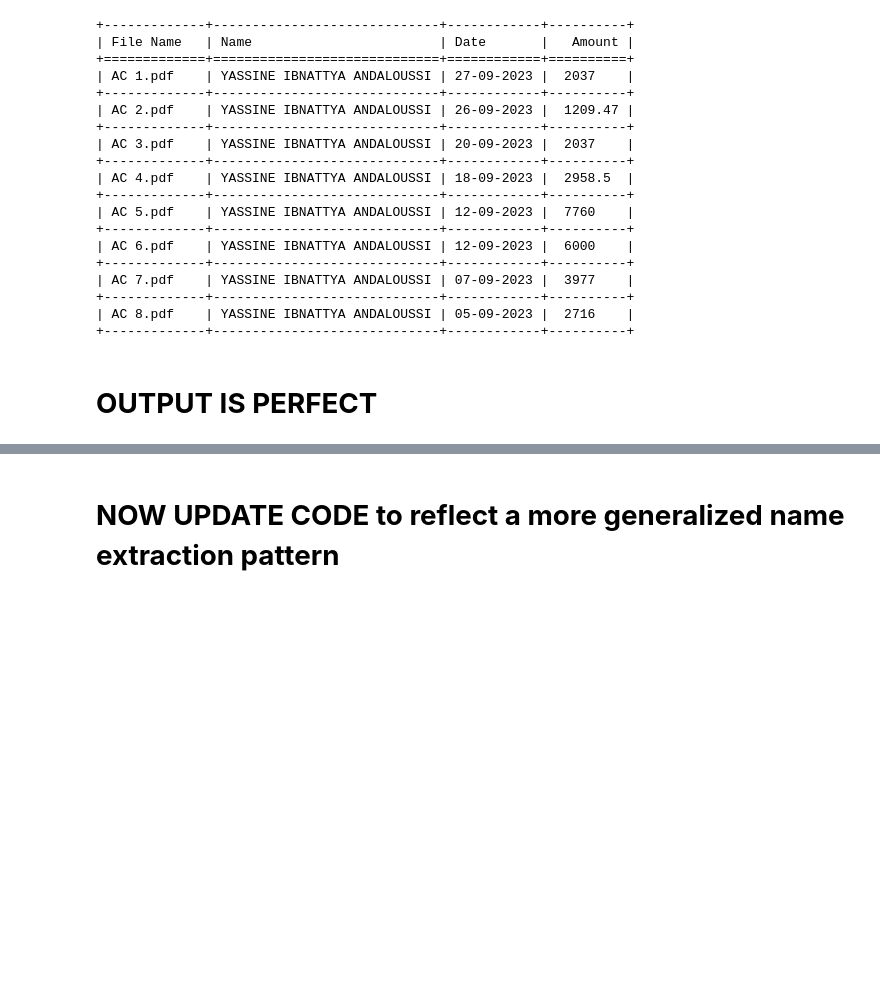
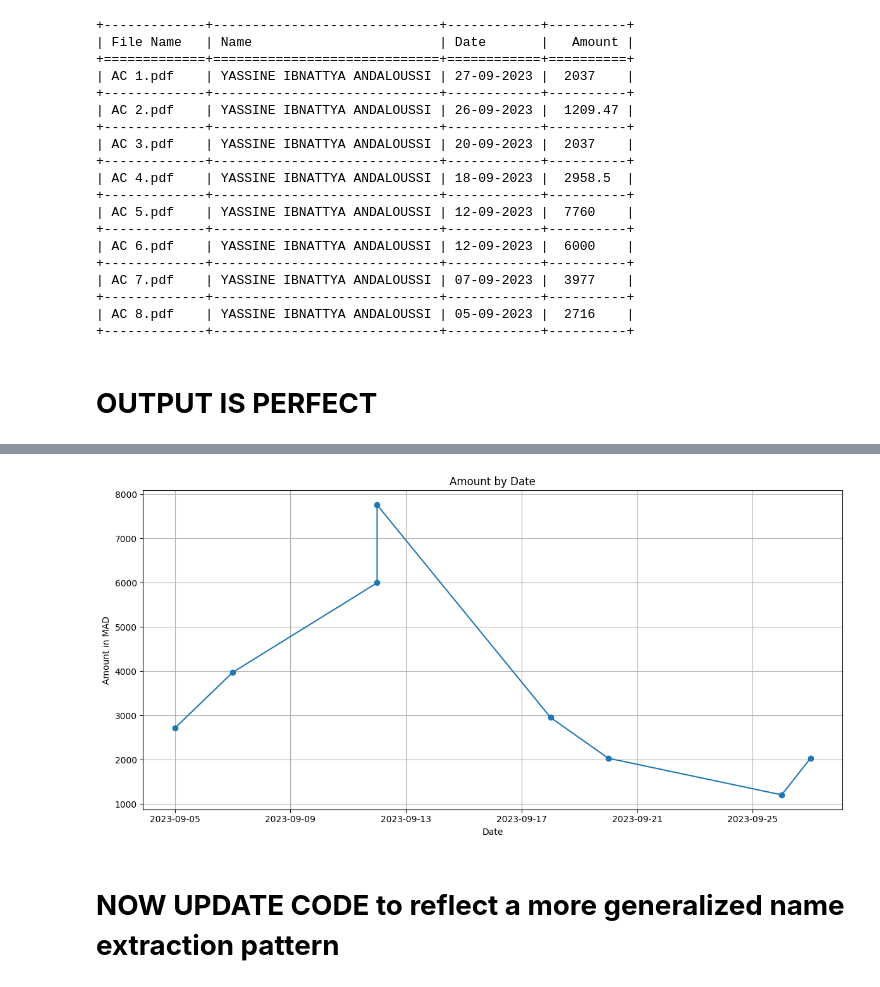
Before and after one commit to dsfdev2023/studentEvaluatiuon, a Jupyter notebook: Extractor_Bank_Docs.ipynb, the cells around one changed output, grey strips where cells are left out. Saved outputs shown, nothing was run; the diff lists cells and outputs as text; code cells hidden in the pictures; blank space fills up the shorter version.

```diff
--- a/Extractor_Bank_Docs.ipynb
+++ b/Extractor_Bank_Docs.ipynb
@@ -464,3 +464,67 @@ print(tabulate(results, headers=headers, tablefmt='grid'))
 +-------------+-----------------------------+------------+----------+
 # %% [markdown]
 # **OUTPUT IS PERFECT**
+# %%
+# Libraries for PDF extraction, regex, file listing, tabulation, and plotting
+import PyPDF2
+import re
+import os
+from tabulate import tabulate
+import matplotlib.pyplot as plt
+from datetime import datetime
+
+def extract_text_from_pdf(pdf_path):
+    with open(pdf_path, 'rb') as file:
+        reader = PyPDF2.PdfReader(file)
+        text = ''
+        for page in reader.pages:
+            text += page.extract_text()
+    return text
+
+def format_date(date_str):
+    return f"{date_str[:2]}-{date_str[2:4]}-{date_str[4:]}"
+
+def extract_info(documentText):
+    name_match = re.search(r'M\s+([A-Z\s]+)', documentText)
+    extractedName = name_match.group(1).strip() if name_match else None
+
+    date_match = re.search(r'\b(\d{7,8})\b', documentText)
+    extractedDate = format_date(date_match.group(1)) if date_match else None
+
+    all_amount_matches = re.findall(r'(\d{1,3}(?:\s\d{3})*,\d{2})', documentText)
+    extractedAmount = all_amount_matches[-1].replace(' ', '').replace(',', '.') if all_amount_matches else None
+
+    return extractedName, extractedDate, extractedAmount
+
+# Path to your folder containing PDF files in Google Drive
+folder_path = '/content/drive/MyDrive/BANK UC/AC'
+
+# List all files in the folder
+files = [f for f in os.listdir(folder_path) if os.path.isfile(os.path.join(folder_path, f))]
+
+# Store results for each file in a list
+results = []
+
+# Loop through each file and extract information
+for file in files:
+    documentText = extract_text_from_pdf(os.path.join(folder_path, file))
+    name, date, amount = extract_info(documentText)
+    results.append([file, name, date, amount])
+
+# Display results using tabulate
+headers = ['File Name', 'Name', 'Date', 'Amount']
+print(tabulate(results, headers=headers, tablefmt='grid'))
+
+# Plotting graph of Amount by Date
+dates = [datetime.strptime(row[2], '%d-%m-%Y') for row in results]
+amounts = [float(row[3]) for row in results]
+
+plt.figure(figsize=(12, 6))
+plt.plot_date(dates, amounts, linestyle='solid')
+plt.title('Amount by Date')
+plt.ylabel('Amount in MAD')
+plt.xlabel('Date')
+plt.tight_layout()
+plt.grid(True)
+plt.show()
+# %% [output]
@@ -467,3 +550,4 @@ print(tabulate(results, headers=headers, tablefmt='grid'))
+[figure, added]
 # %% [markdown]
 # **NOW UPDATE CODE to reflect a more generalized name extraction pattern**
 # %%
```
Also changed, not shown: parts of 1 cell of this notebook.
